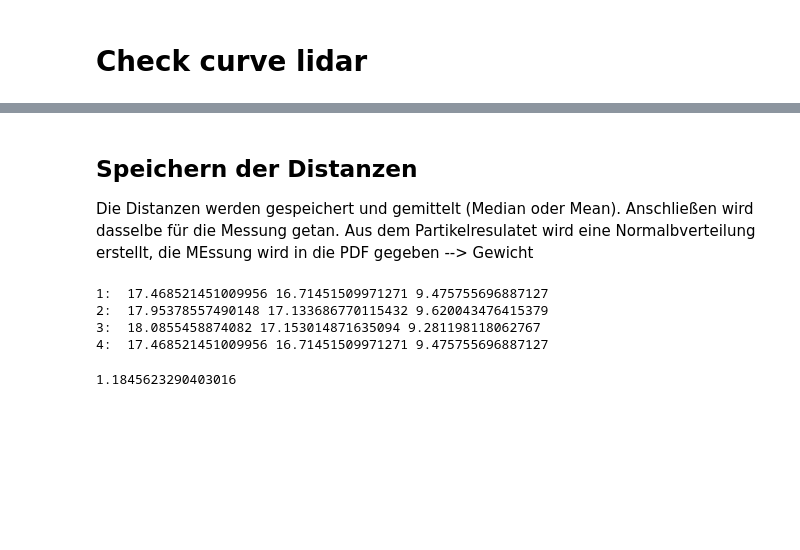
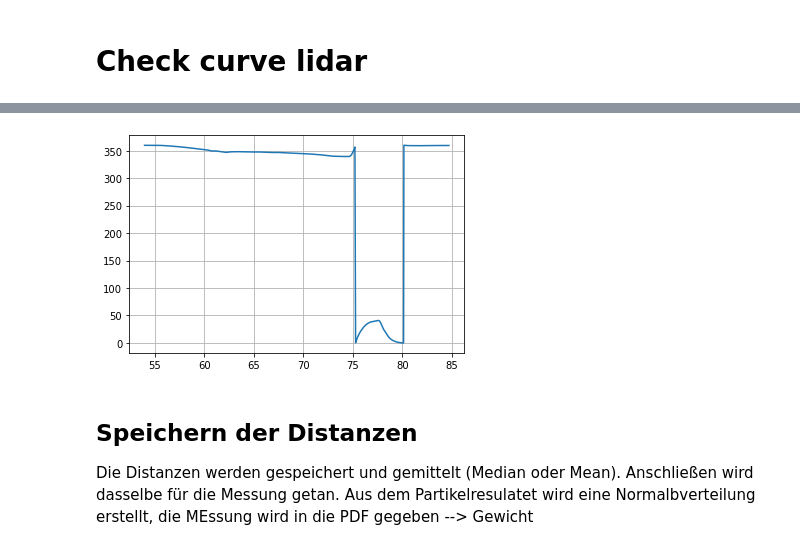
Before and after one commit to MoritzPoritz/Partikelfilter-Vehicle-Lokalization, a Jupyter notebook: particle_filter_lokalization/Notebooks/Examine_Data.ipynb, the cells around one changed output, grey strips where cells are left out. Drawn from its saved outputs; the diff is of its cells as text; code cells hidden in the pictures; blank space fills up the shorter version.

```diff
--- a/particle_filter_lokalization/Notebooks/Examine_Data.ipynb
+++ b/particle_filter_lokalization/Notebooks/Examine_Data.ipynb
@@ -18,57 +58,9 @@ pcs = np.stack([pc['pc_x'], pc['pc_y']], axis=1)
+# %%
+#plt.plot(cd['timestamps'], np.rad2deg(cd['orientation_measurement']))
+plt.plot(cd['timestamps'], np.rad2deg(new_os))
+plt.grid()
+# %% [output]
+[figure, added]
 # %% [markdown]
 ## Speichern der Distanzen
 Die Distanzen werden gespeichert und gemittelt (Median oder Mean). Anschließen wird dasselbe für die Messung getan. Aus dem Partikelresulatet wird eine Normalbverteilung erstellt, die MEssung wird in die PDF gegeben --> Gewicht
-# %%
-lidar_dist = 30
-lidar_std = .3
-
-particle_1 = np.array([cd['positions_x_ground_truth'][100], cd['positions_y_ground_truth'][100]])
-pc_sub_1 = pcs - particle_1
-pc_dist_1 = np.linalg.norm(pc_sub_1, axis=1)
-pcs_in_range_1= pc_dist_1[pc_dist_1 < lidar_dist]
-
-
-particle_2 = np.array([cd['positions_x_ground_truth'][110], cd['positions_y_ground_truth'][110]])
-pc_sub_2 = pcs - particle_2
-pc_dist_2 = np.linalg.norm(pc_sub_2, axis=1)
-pcs_in_range_2= pc_dist_2[pc_dist_2 < lidar_dist]
-
-particle_3 = np.array([cd['positions_x_ground_truth'][250], cd['positions_y_ground_truth'][250]])
-pc_sub_3 = pcs - particle_3
-pc_dist_3 = np.linalg.norm(pc_sub_3, axis=1)
-pcs_in_range_3= pc_dist_3[pc_dist_3 < lidar_dist]
-
-particle_4 = np.array([cd['positions_x_ground_truth'][100], cd['positions_y_ground_truth'][100]])
-pc_sub_4 = pcs - particle_4
-pc_dist_4 = np.linalg.norm(pc_sub_4, axis=1)
-pcs_in_range_4= pc_dist_4[pc_dist_4 < lidar_dist]
-
-mean_1 = np.mean(pcs_in_range_1)
-median_1 = np.median(pcs_in_range_1)
-mode_1 = stats.mode(pcs_in_range_1)[0][0]
-print("1: ",mean_1, median_1, mode_1)
-
-mean_2 = np.mean(pcs_in_range_2)
-median_2 = np.median(pcs_in_range_2)
-mode_2 = stats.mode(pcs_in_range_2)[0][0]
-print("2: ",mean_2, median_2, mode_2)
-
-mean_3 = np.mean(pcs_in_range_3)
-median_3 = np.median(pcs_in_range_3)
-mode_3 = stats.mode(pcs_in_range_3)[0][0]
-print("3: ",mean_3, median_3, mode_3)
-
-mean_4 = np.mean(pcs_in_range_4)
-median_4 = np.median(pcs_in_range_4)
-mode_4 = stats.mode(pcs_in_range_4)[0][0]
-print("4: ",mean_4, median_4, mode_4)
-# %% [output]
-1:  17.468521451009956 16.71451509971271 9.475755696887127
-2:  17.95378557490148 17.133686770115432 9.620043476415379
-3:  18.0855458874082 17.153014871635094 9.281198118062767
-4:  17.468521451009956 16.71451509971271 9.475755696887127
-# %%
-print(stats.norm(mode_1, lidar_std).pdf(mode_2))
-print(stats.norm(mode_1, lidar_std).pdf(mode_2))
-# %% [output]
-1.1845623290403016
```
Also changed, not shown: parts of 39 cells of this notebook, 45 other files.
